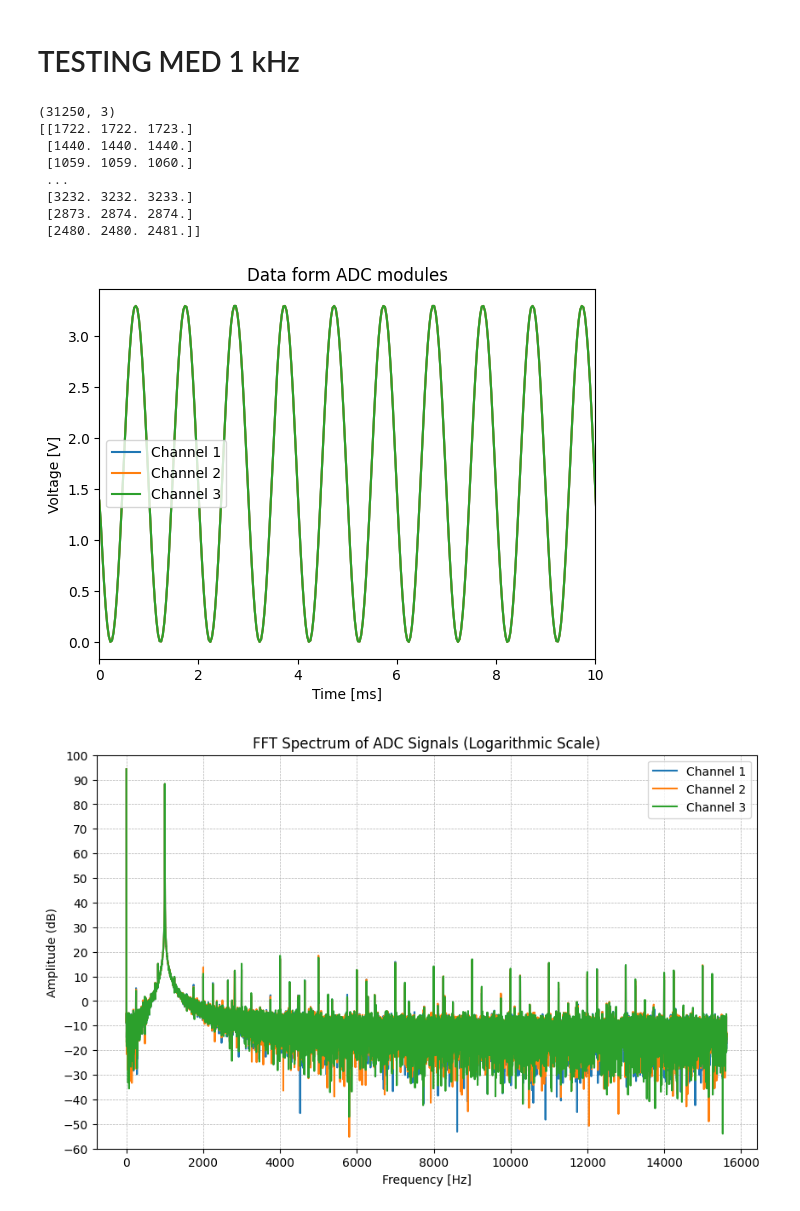
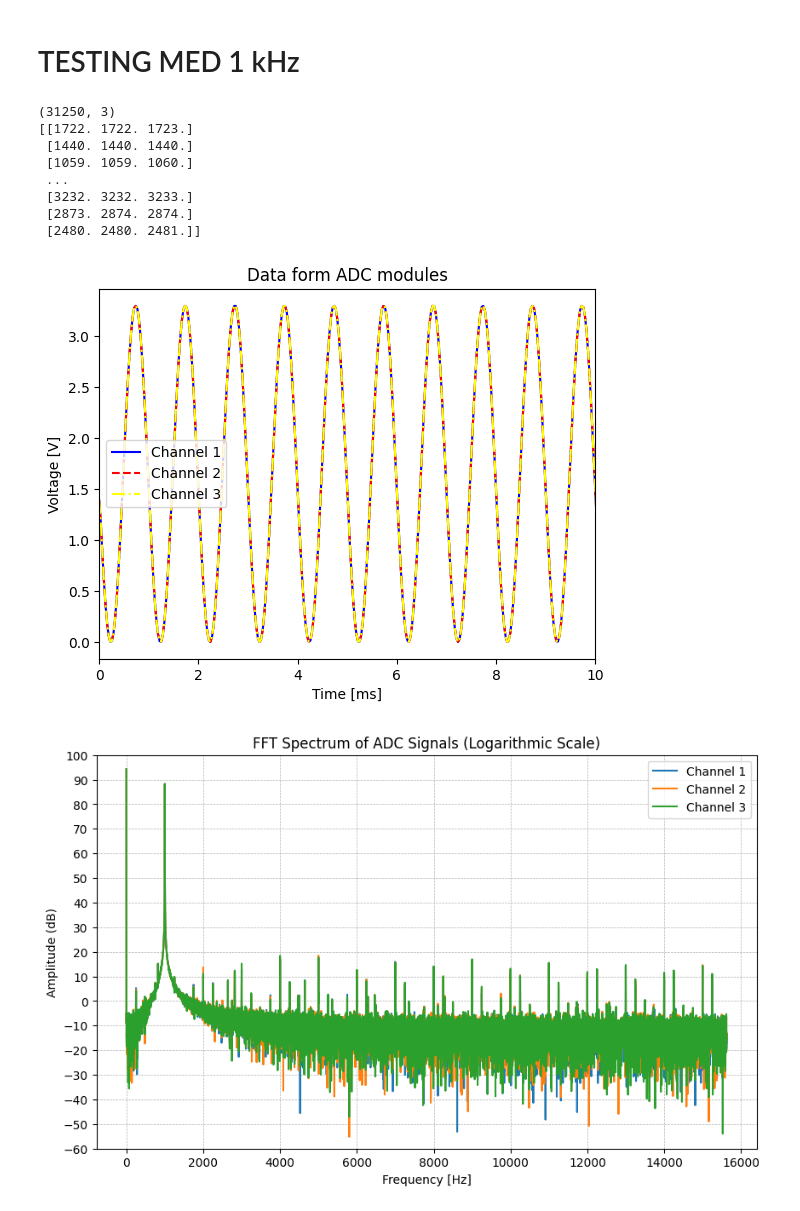
Before and after one commit to FoggyPopcorn/TTT4280---Lab, a Jupyter notebook: Lab_1–måleoppsett/PlottingAvDataFraPi.ipynb, the cells around one changed output. Saved outputs shown, nothing was run; the diff lists cells and outputs as text; code cells hidden in the pictures.

Commit message:
Fikser filter plotting

```diff
--- a/Lab_1–måleoppsett/PlottingAvDataFraPi.ipynb
+++ b/Lab_1–måleoppsett/PlottingAvDataFraPi.ipynb
@@ -31,38 +31,38 @@ def converter(data): #Convert from counts to volts
     Vconv = (C/resulution * data)
     return Vconv
 
-
-
+Type = ["-", "dashed","-."]
+colors = ['blue', 'red', 'yellow']
 for i in range(channels):
     #plt.plot(time_axis, converter(data[:, i]) + i*C, label=f'Channel {i+1}')
-    plt.plot(time_axis, converter(data[:, i]) , label=f'Channel {i+1}')
+    plt.plot(time_axis, converter(data[:, i]) , label=f'Channel {i+1}', linestyle=Type[i], color=colors[i])
     plt.gca().xaxis.set_major_formatter(ticker.FuncFormatter(lambda x, pos: f"{x*1e3:g}"))
 
 # plt.axhline(y=C, linestyle='--', label="Max voltage, 3.3V")
 # plt.axhline(y=C/2, linestyle='--', label="Mid voltage, 1.65V", color='red')
 # plt.axhline(y=0, linestyle='--', label="Min voltage, 0V")
 #plt.plot(time_axis, data[:, 0], label='Channel 1')
 plt.xlim(0, rangePeriod)
 #plt.plot(time_axis, data[:, 1], label='Channel 2')
 #plt.plot(time_axis, data[:, 2], label='Channel 3')
 plt.xlabel("Time [ms]")
 plt.ylabel("Voltage [V]")
 plt.title("Data form ADC modules")
 plt.legend()
 plt.savefig('Figurer/Data fra ADC 1kHz.png', dpi = 300)
 plt.show()
 
 #3 subplots :)
 # %% [output]
 (31250, 3)
 [[1722. 1722. 1723.]
  [1440. 1440. 1440.]
  [1059. 1059. 1060.]
  ...
  [3232. 3232. 3233.]
  [2873. 2874. 2874.]
  [2480. 2480. 2481.]]
-[figure, old version]
+[figure, new version]
 # %%
 # Beregn FFT for hvert signal
 fft_data = []
```
Also changed, not shown: 1 other file.
